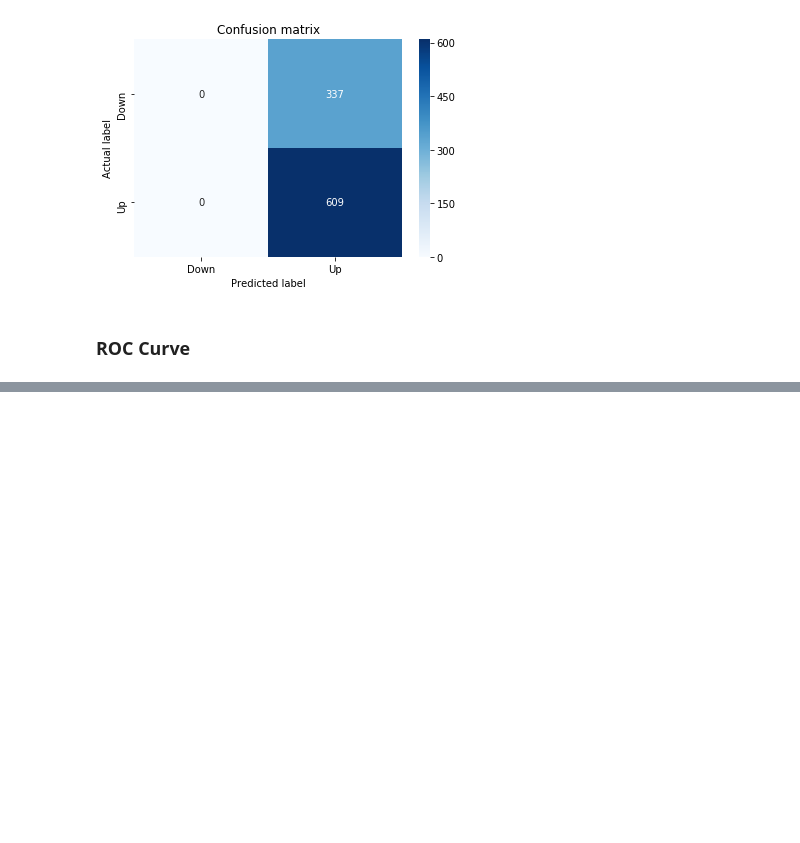
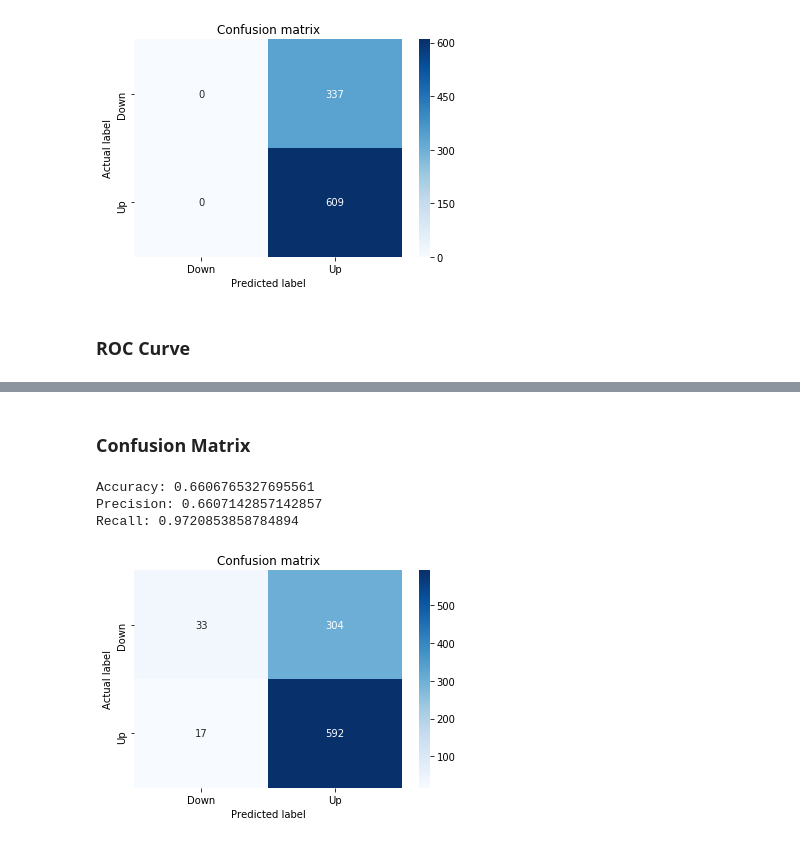
Before and after one commit to duemig/Stanford-Project-Predicting-stock-prices-using-a-LSTM-Network, a Jupyter notebook: Final Project-2.ipynb, the cells around one changed output, grey strips where cells are left out. Cells and saved outputs as stored; diff of their text form; code cells hidden in the pictures; blank space fills up the shorter version.

```diff
--- a/Final Project-2.ipynb
+++ b/Final Project-2.ipynb
@@ -782,0 +850,20 @@ y_proba_1_lstm
+# %% [markdown]
+### Confusion Matrix
+# %%
+# Make predictions
+y_pred_2_b = tuned_model_2_b.predict(X_test_2)
+
+# create confustion matrix
+fig, ax = plt.subplots()
+sns.heatmap(pd.DataFrame(metrics.confusion_matrix(y_test_2, y_pred_2_b)), annot=True, cmap="Blues" ,fmt='g')
+plt.title('Confusion matrix'); plt.ylabel('Actual label'); plt.xlabel('Predicted label')
+ax.xaxis.set_ticklabels(['Down', 'Up']); ax.yaxis.set_ticklabels(['Down', 'Up'])
+
+print("Accuracy:",metrics.accuracy_score(y_test_2, y_pred_2_b))
+print("Precision:",metrics.precision_score(y_test_2, y_pred_2_b))
+print("Recall:",metrics.recall_score(y_test_2, y_pred_2_b))
+# %% [output]
+Accuracy: 0.6606765327695561
+Precision: 0.6607142857142857
+Recall: 0.9720853858784894
+[figure, added]
```
Also changed, not shown: parts of 102 cells of this notebook.
